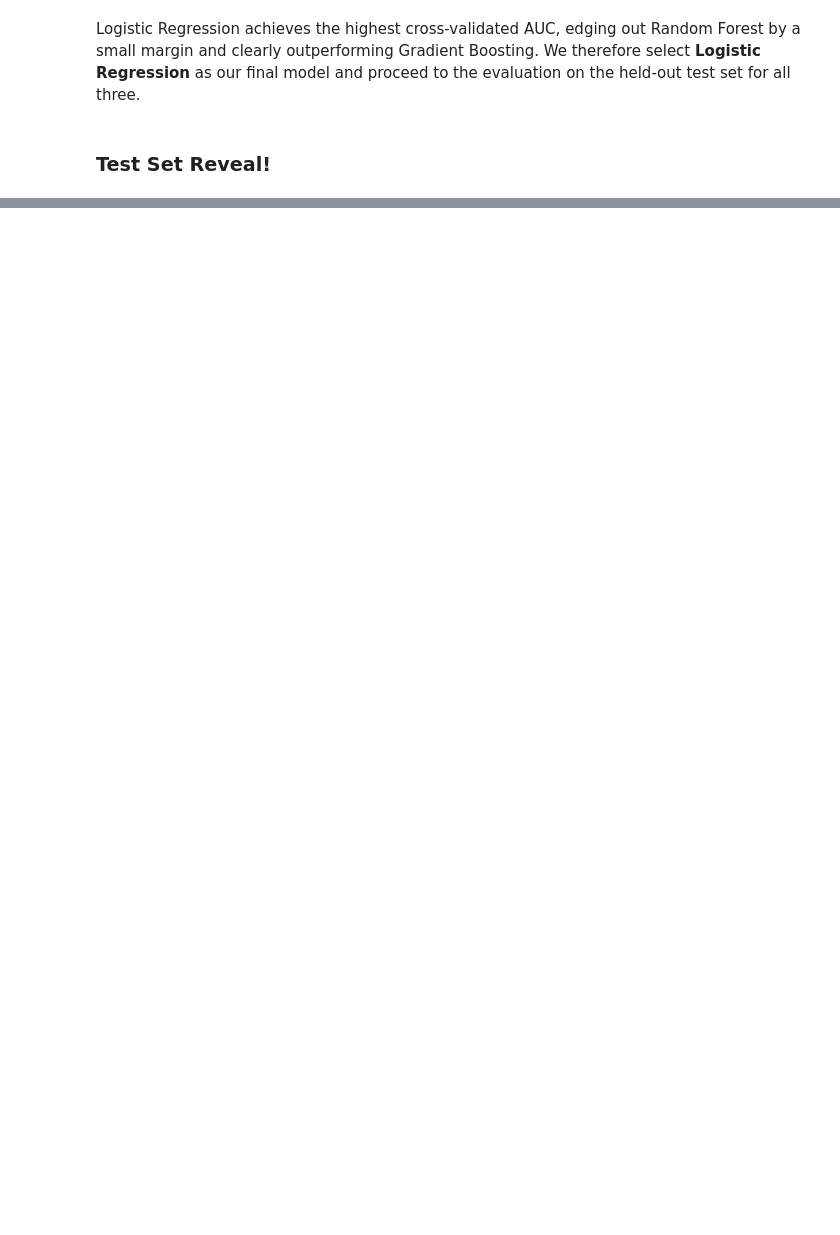
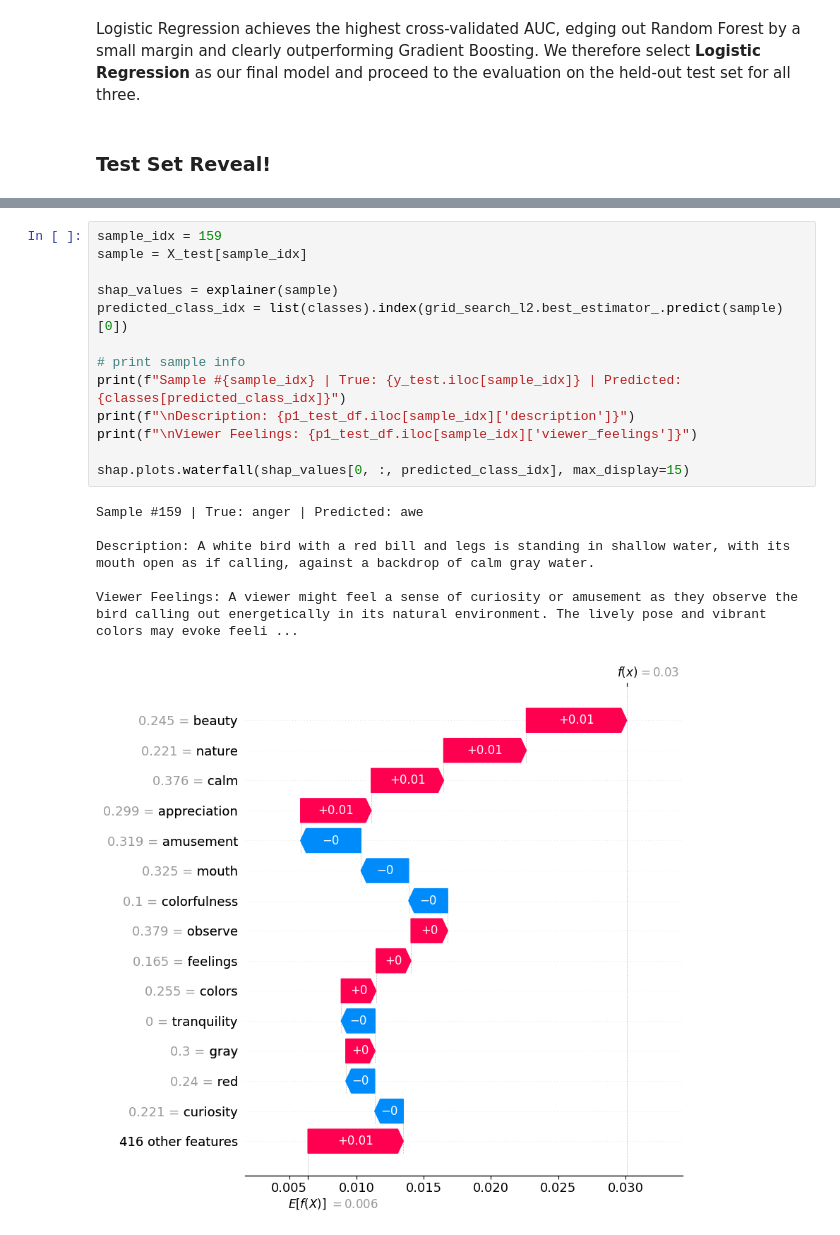
Before and after one commit to yodesser/Embeddings, a Jupyter notebook: FinalProject.ipynb, the cells around one changed output, grey strips where cells are left out. Drawn from its saved outputs; the diff is of its cells as text; blank space fills up the shorter version.

```diff
--- a/FinalProject.ipynb
+++ b/FinalProject.ipynb
@@ -814,0 +888,20 @@ It seems that the Logistic Regression model slightly overfit to the specific nua
+# %%
+sample_idx = 159
+sample = X_test[sample_idx]
+
+shap_values = explainer(sample)
+predicted_class_idx = list(classes).index(grid_search_l2.best_estimator_.predict(sample)[0])
+
+# print sample info
+print(f"Sample #{sample_idx} | True: {y_test.iloc[sample_idx]} | Predicted: {classes[predicted_class_idx]}")
+print(f"\nDescription: {p1_test_df.iloc[sample_idx]['description']}")
+print(f"\nViewer Feelings: {p1_test_df.iloc[sample_idx]['viewer_feelings']}")
+
+shap.plots.waterfall(shap_values[0, :, predicted_class_idx], max_display=15)
+# %% [output]
+Sample #159 | True: anger | Predicted: awe
+
+Description: A white bird with a red bill and legs is standing in shallow water, with its mouth open as if calling, against a backdrop of calm gray water.
+
+Viewer Feelings: A viewer might feel a sense of curiosity or amusement as they observe the bird calling out energetically in its natural environment. The lively pose and vibrant colors may evoke feeli ...
+[figure, added]
```
Also changed, not shown: parts of 35 cells of this notebook.
